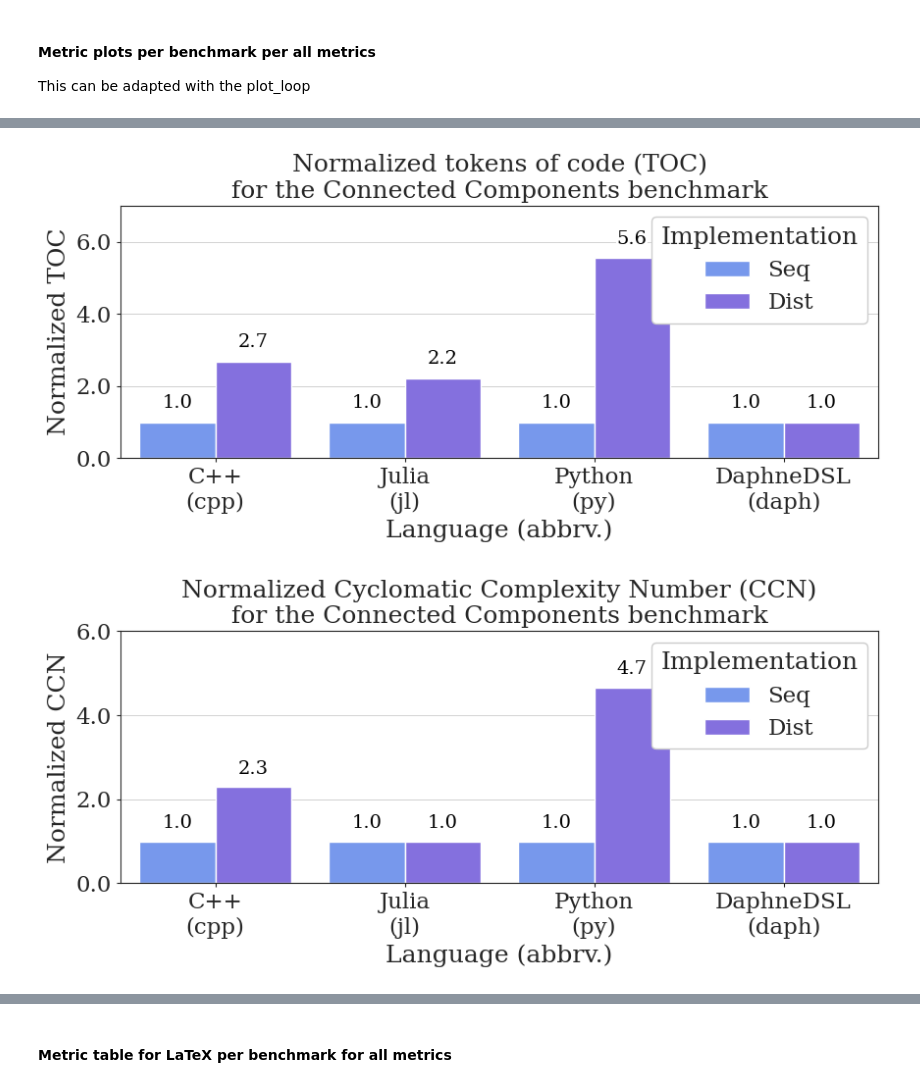
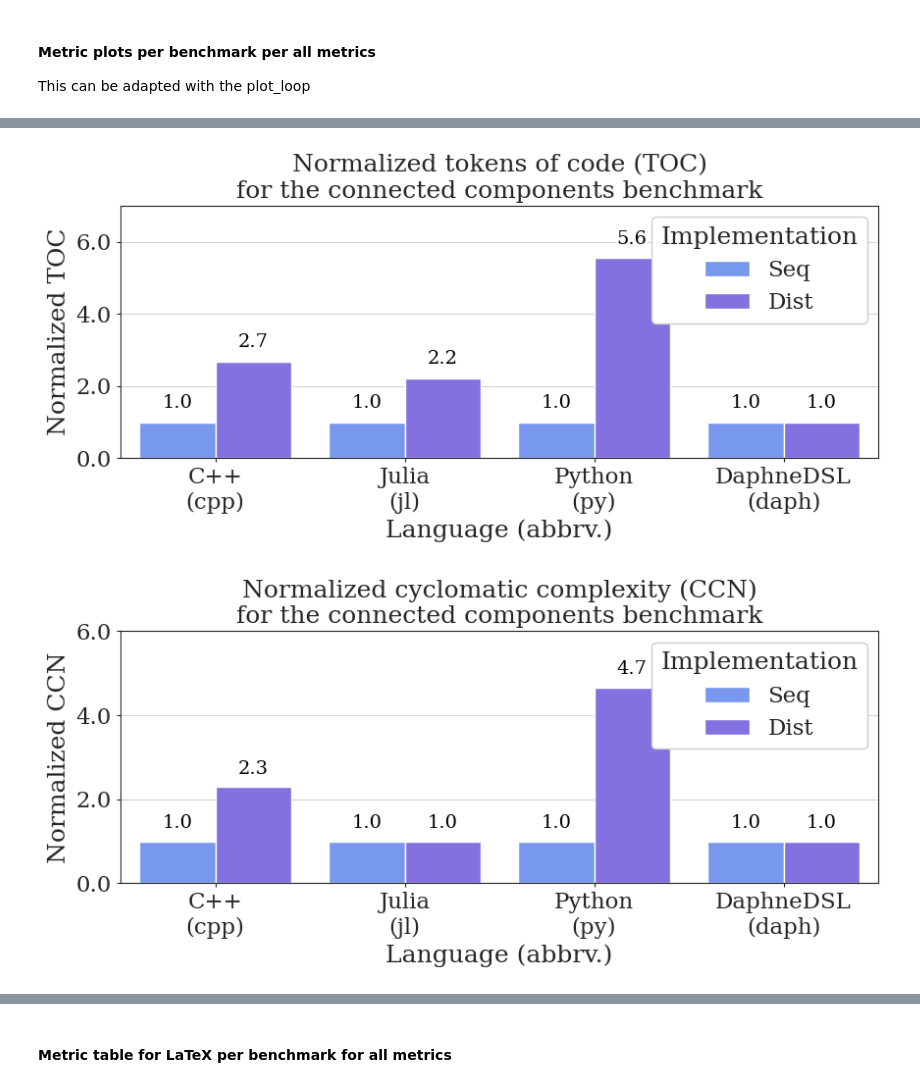
Before and after one commit to GuilloteauQ/daphnesched2, a Jupyter notebook: plots/plots.ipynb, the cells around one changed output, grey strips where cells are left out. Drawn from its saved outputs; the diff is of its cells as text; code cells hidden in the pictures.

```diff
--- a/plots/plots.ipynb
+++ b/plots/plots.ipynb
@@ -324,7 +324,7 @@ plot_loop = {
             ('benchmark', ['Connected Components']),
             ('metric', ['SLOC']),
         ],
-        'title' : 'Normalized source lines of code (SLOC) \nfor the Connected Components benchmark',
+        'title' : 'Normalized source lines of code (SLOC) \nfor the connected components benchmark',
         'loc' : 'upper right',
         'ncol' : 1,
         'annotate' : True,
@@ -342,7 +342,7 @@ plot_loop = {
             ('benchmark', ['Connected Components']),
             ('metric', ['TOC']),
         ],
-        'title' : 'Normalized tokens of code (TOC)\nfor the Connected Components benchmark',
+        'title' : 'Normalized tokens of code (TOC)\nfor the connected components benchmark',
         'loc' : 'upper right',
         'ncol' : 1,
         'annotate' : True,
@@ -360,7 +360,7 @@ plot_loop = {
             ('benchmark', ['Connected Components']),
             ('metric', ['CCN']),
         ],
-        'title' : 'Normalized Cyclomatic Complexity Number (CCN)\nfor the Connected Components benchmark',
+        'title' : 'Normalized cyclomatic complexity (CCN)\nfor the connected components benchmark',
         'loc' : 'upper right',
         'ncol' : 1,
         'annotate' : True,
@@ -378,7 +378,7 @@ plot_loop = {
             ('benchmark', ['Connected Components']),
             ('metric', ['HAL']),
         ],
-        'title' : 'Normalized Halstead effort (HAL)\nfor the Connected Components benchmark',
+        'title' : 'Normalized Halstead effort (HAL)\nfor the connected components benchmark',
         'loc' : 'upper right',
         'ncol' : 1,
         'annotate' : True,
@@ -482,2 +482,2 @@ for k,v in plot_loop.items():
-[figure, old version]
+[figure, new version]
-[figure, old version]
+[figure, new version]
```
Also changed, not shown: parts of 1 cell of this notebook.
